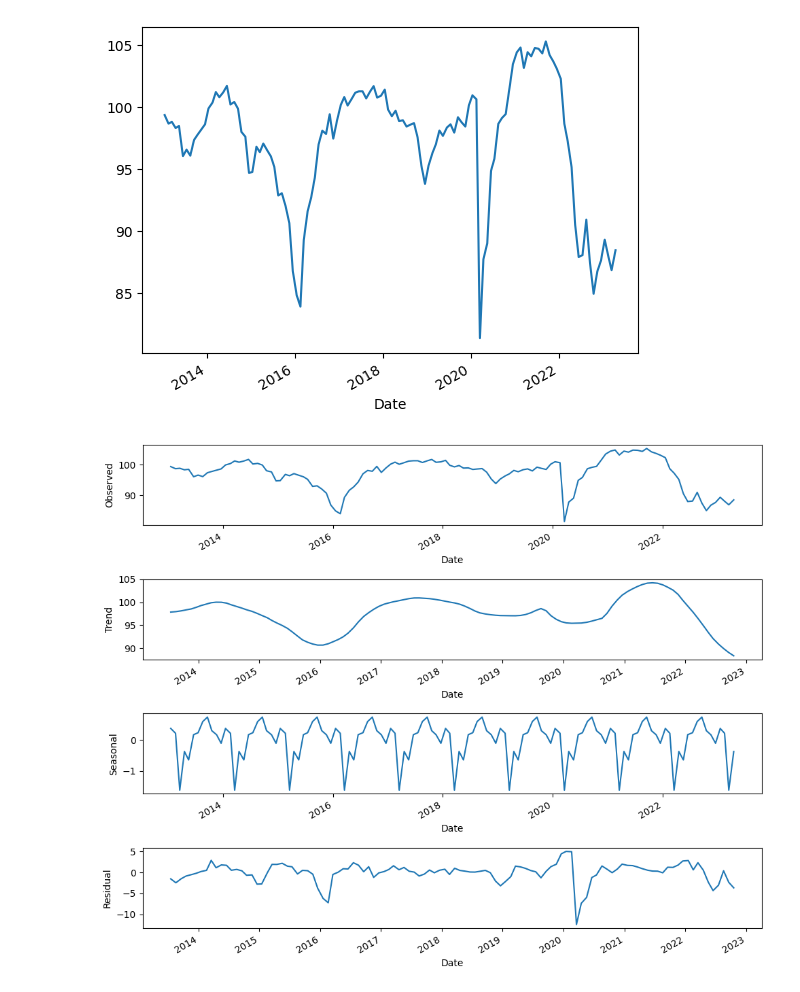
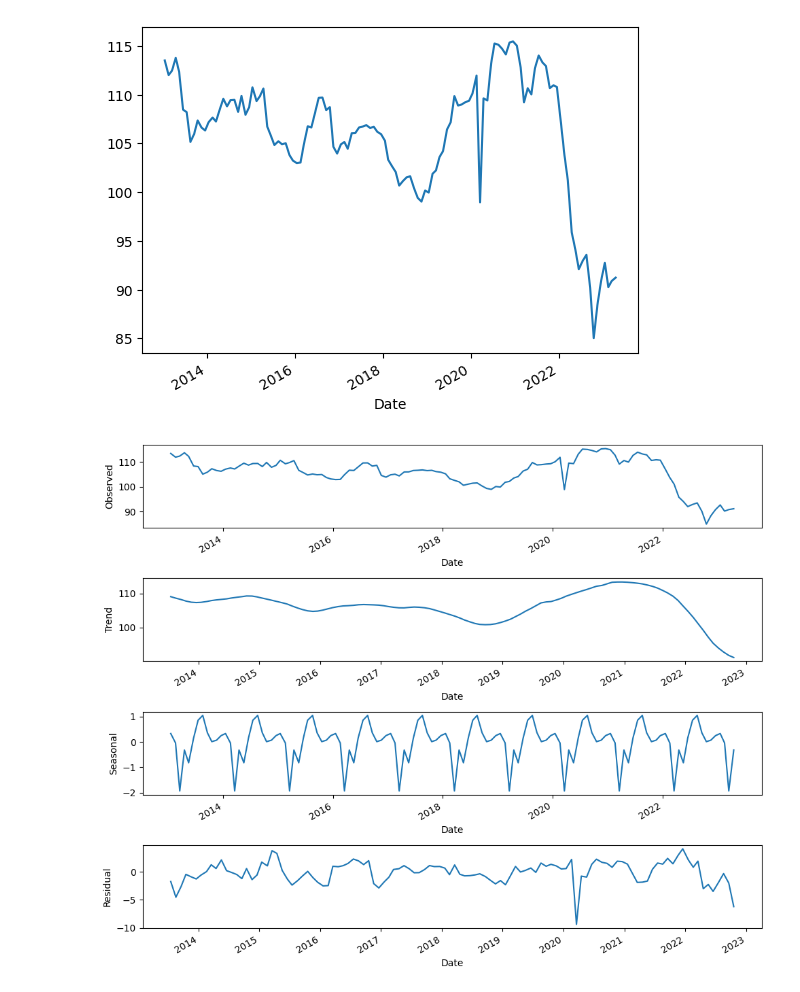
Before and after one commit to Alvaro-Olivie/TFG, a Jupyter notebook: TFG.ipynb, the cells around one changed output. Saved outputs shown, nothing was run; the diff lists cells and outputs as text; code cells hidden in the pictures.

```diff
--- a/TFG.ipynb
+++ b/TFG.ipynb
@@ -13,7 +22,9 @@ def read_excel_sheets(path):
         df = pd.read_excel(xl, sheet_name)
         # Add a column with the sheet name
         # First parse the sheet name so it´s a date. It comes in the format: "short month day year"
-        df['Date'] = pd.to_datetime(sheet_name, format='%b %d %Y')
+        if sheet_name[0:4] == "Aprl":
+            sheet_name = "April"+sheet_name[4:]
+        df['Date'] = pd.to_datetime(sheet_name, format='mixed', infer_datetime_format=True)
         # Append the dataframe to the list
         dfs.append(df)
     # Concatenate all the dataframes into a single dataframe
@@ -28,0 +33,8 @@ def read_excel_sheets(path):
+# %%
+dfs = []
+xc = ["LUACTRUU Index 2018-2020.xlsx", "LUACTRUU Index 2023-2021.xlsx", "LUACTRUU Index Data (2015-2013).xlsx", "LUUACTRUU Index 2017-2016.xlsx"]
+for i in xc:
+    dfs.append(read_excel_sheets(i))
+data = pd.concat(dfs, ignore_index=True)
+
+data.head()
@@ -29,24 +48,27 @@ def read_excel_sheets(path):
 # %%
-data = read_excel_sheets('LF98TRUU Index 2013.xlsx')
-data = pd.concat([data, read_excel_sheets('LF98TRUU Index (2014-2023).xlsb')], ignore_index=True)
-
 # merge two columns, Payment Rank and Payment rank into the same column named Payment Rank. Then remove Payment rank
-data['Payment Rank'] = data['Payment Rank'].fillna(data['Payment rank'])
-data = data.drop(columns=['Payment rank'])
+data['Payment Rank'] = data['Payment rank'].fillna(data['payment rank'])
+data = data.drop(columns=['Payment rank', 'payment rank'])
 # now merge the columns ISIN and Unnamed: 0 into the same column named ISIN. Then remove Unnamed: 0
-data['ISIN'] = data['ISIN'].fillna(data['Unnamed: 0'])
-data = data.drop(columns=['Unnamed: 0'])
+data['Cpn'] = data['Cpn'].fillna(data['Coupon'])
+data = data.drop(columns=['Coupon'])
 
 data = data.rename(columns={'Maturity.1': 'Maturity Date'})
+
+data.to_csv('LUACTRUU.csv', index=False)
 # %%
+# now create a subset of data with only a few unique ISINs. About 5%
+data_subset = data.sample(frac=0.05, replace=False, random_state=1)
+
+
 # now create a plot of the date and average price for each date. Also add a line for the average price for all dates and all price values
 data.groupby('Date')['Price'].mean().plot()
 plt.show()
 
 # now create a new df with the average price for each date
 data_avg = data.groupby('Date')['Price'].mean().reset_index()
 # %% [output]
-[figure, old version]
+[figure, new version]
 # %%
 from statsmodels.tsa.seasonal import seasonal_decompose
 
@@ -68,4 +90,4 @@ ax4.set_ylabel('Residual')
 plt.tight_layout()
 plt.show()
 # %% [output]
-[figure, old version]
+[figure, new version]
```
Also changed, not shown: parts of 9 cells of this notebook, 1 other file.
